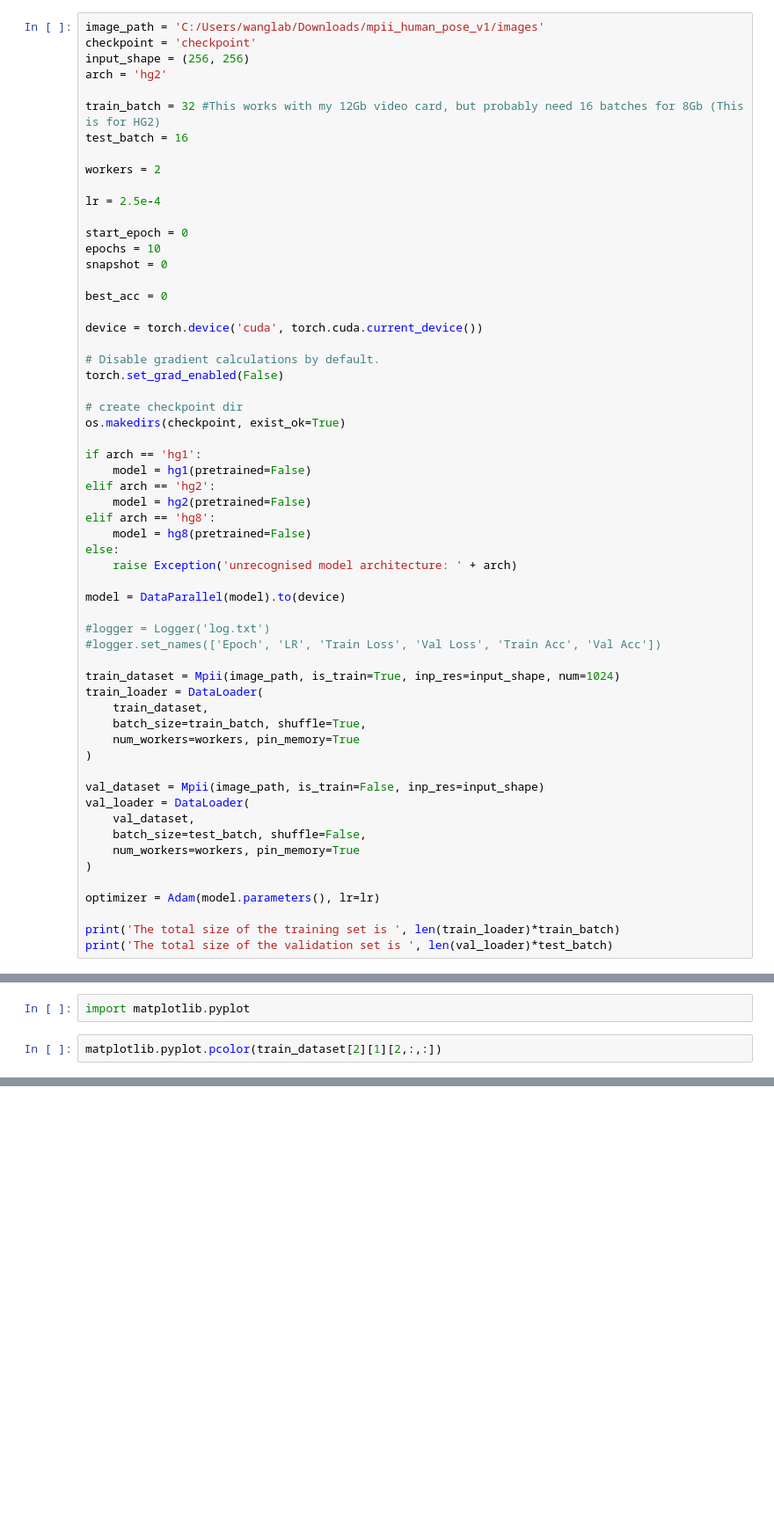
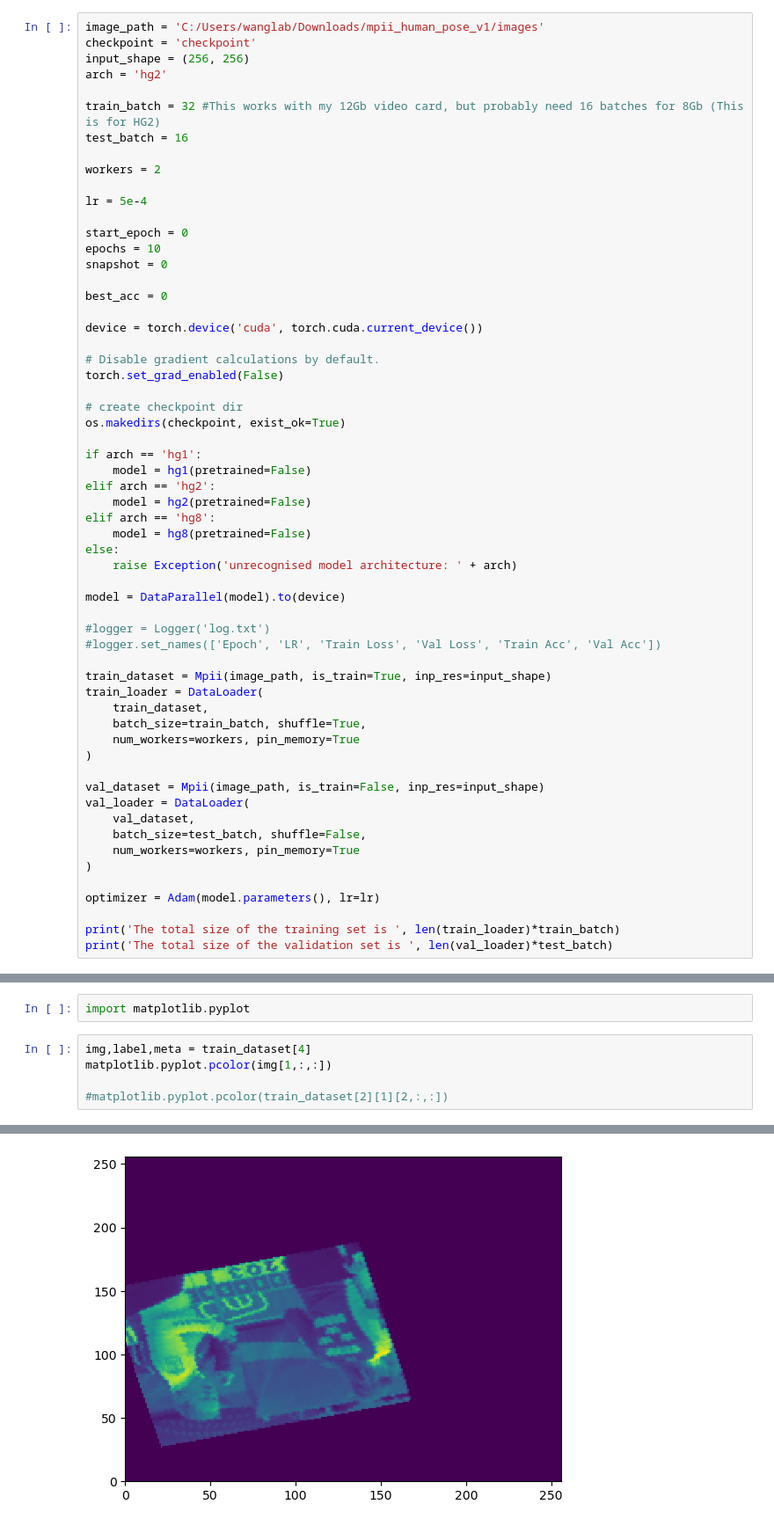
Before and after one commit to paulmthompson/pytorch-stacked-hourglass, a Jupyter notebook: notebooks/train.ipynb, the cells around one changed output, grey strips where cells are left out. Shown: that part at 88% size. Drawn from its saved outputs; the diff is of its cells as text; blank space fills up the shorter version.

```diff
--- a/notebooks/train.ipynb
+++ b/notebooks/train.ipynb
@@ -27,7 +27,7 @@ test_batch = 16
 
 workers = 2
 
-lr = 2.5e-4
+lr = 5e-4
 
 start_epoch = 0
 epochs = 10
@@ -57,7 +57,7 @@ model = DataParallel(model).to(device)
 #logger = Logger('log.txt')
 #logger.set_names(['Epoch', 'LR', 'Train Loss', 'Val Loss', 'Train Acc', 'Val Acc'])
 
-train_dataset = Mpii(image_path, is_train=True, inp_res=input_shape, num=1024)
+train_dataset = Mpii(image_path, is_train=True, inp_res=input_shape)
 train_loader = DataLoader(
     train_dataset,
     batch_size=train_batch, shuffle=True,
@@ -119,4 +124,8 @@ for epoch in trange(start_epoch, epochs, desc='Overall', ascii=True):
 # %%
 import matplotlib.pyplot
 # %%
-matplotlib.pyplot.pcolor(train_dataset[2][1][2,:,:])
+img,label,meta = train_dataset[4]
+matplotlib.pyplot.pcolor(img[1,:,:])
+
+#matplotlib.pyplot.pcolor(train_dataset[2][1][2,:,:])
+# %% [output]
@@ -122,0 +133 @@ matplotlib.pyplot.pcolor(train_dataset[2][1][2,:,:])
+[figure, added]
```
Also changed, not shown: parts of 7 cells of this notebook, 1 other file.
